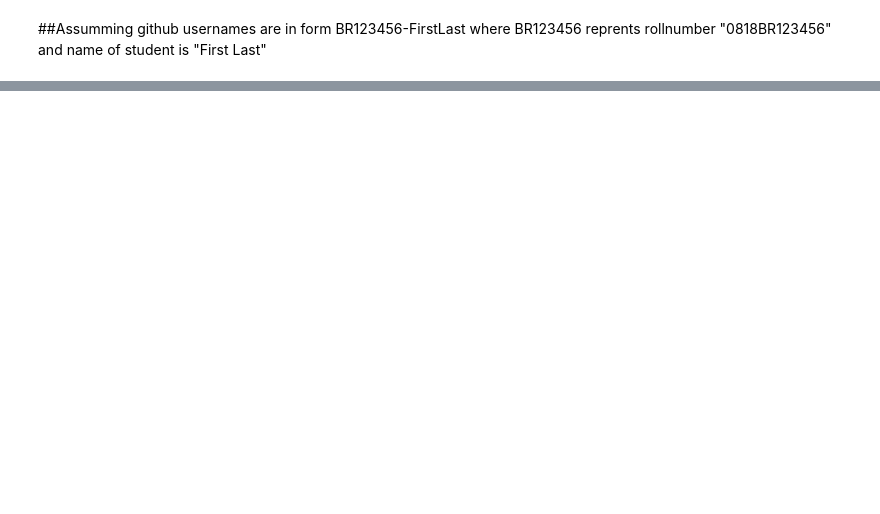
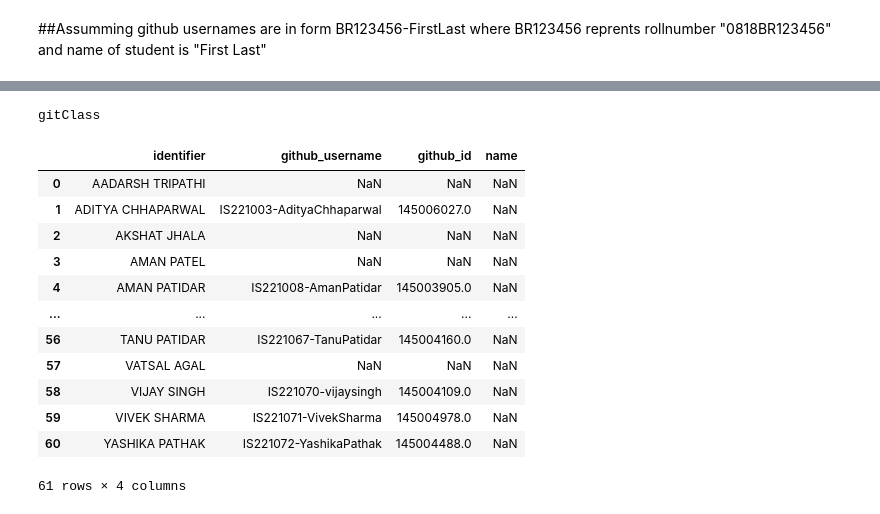
Before and after one commit to spydie30/SCOPP-Platform-Scripts, a Jupyter notebook: Identifier Verifier Pipeline.ipynb, the cells around one changed output, grey strips where cells are left out. Saved outputs shown, nothing was run; the diff lists cells and outputs as text; code cells hidden in the pictures; blank space fills up the shorter version.

```diff
--- a/Identifier Verifier Pipeline.ipynb
+++ b/Identifier Verifier Pipeline.ipynb
@@ -4,3 +13,6 @@ import re
+# %%
+class_name = "IOT SEM 3 python"
+gitClass_file_path , classData_file_path = "IOT Sem 3 Github.csv" , 'IOT Sem 3 official.csv'
 # %% [markdown]
 ##Assumming github usernames are in form BR123456-FirstLast
 where BR123456 reprents rollnumber "0818BR123456"
@@ -224,0 +366,2 @@ validate_records(gitClass_file_path , classData_file_path)
+# %%
+df=pd.read_csv(gitClass_file_path)
@@ -224,0 +370,18 @@ validate_records(gitClass_file_path , classData_file_path)
+# %%
+print("gitClass")
+df
+# %% [output]
+gitClass
+|  | identifier | github_username | github_id | name |
+| 0 | AADARSH TRIPATHI | NaN | NaN | NaN |
+| 1 | ADITYA CHHAPARWAL | IS221003-AdityaChhaparwal | 145006027.0 | NaN |
+| 2 | AKSHAT JHALA | NaN | NaN | NaN |
+| 3 | AMAN PATEL | NaN | NaN | NaN |
+| 4 | AMAN PATIDAR | IS221008-AmanPatidar | 145003905.0 | NaN |
+| ... | ... | ... | ... | ... |
+| 56 | TANU PATIDAR | IS221067-TanuPatidar | 145004160.0 | NaN |
+| 57 | VATSAL AGAL | NaN | NaN | NaN |
+| 58 | VIJAY SINGH | IS221070-vijaysingh | 145004109.0 | NaN |
+| 59 | VIVEK SHARMA | IS221071-VivekSharma | 145004978.0 | NaN |
+| 60 | YASHIKA PATHAK | IS221072-YashikaPathak | 145004488.0 | NaN |
+61 rows × 4 columns
```
Also changed, not shown: parts of 22 cells of this notebook, 7 other files.
